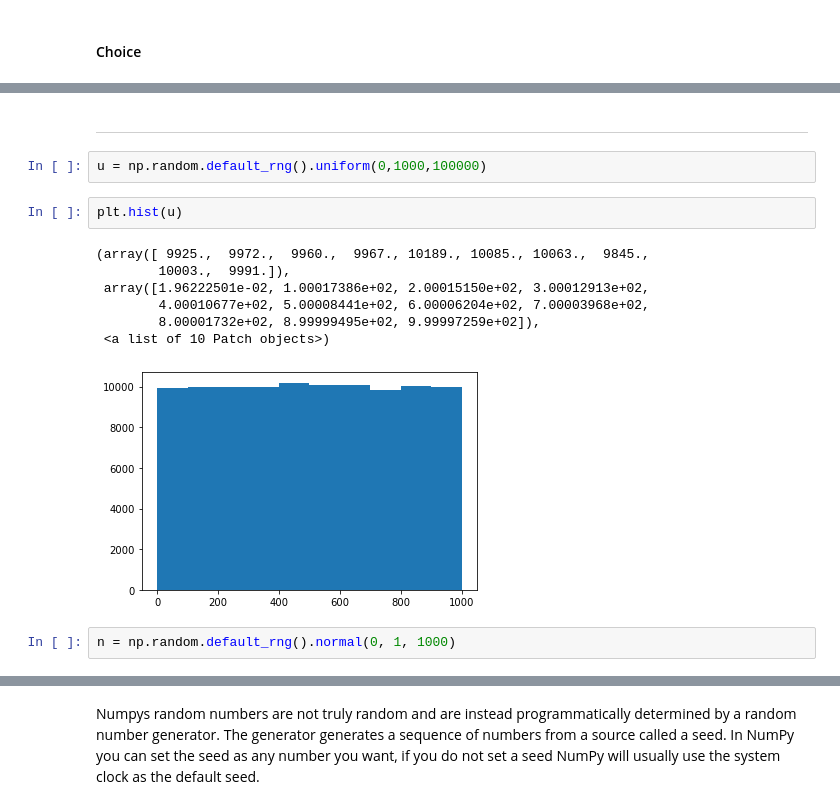
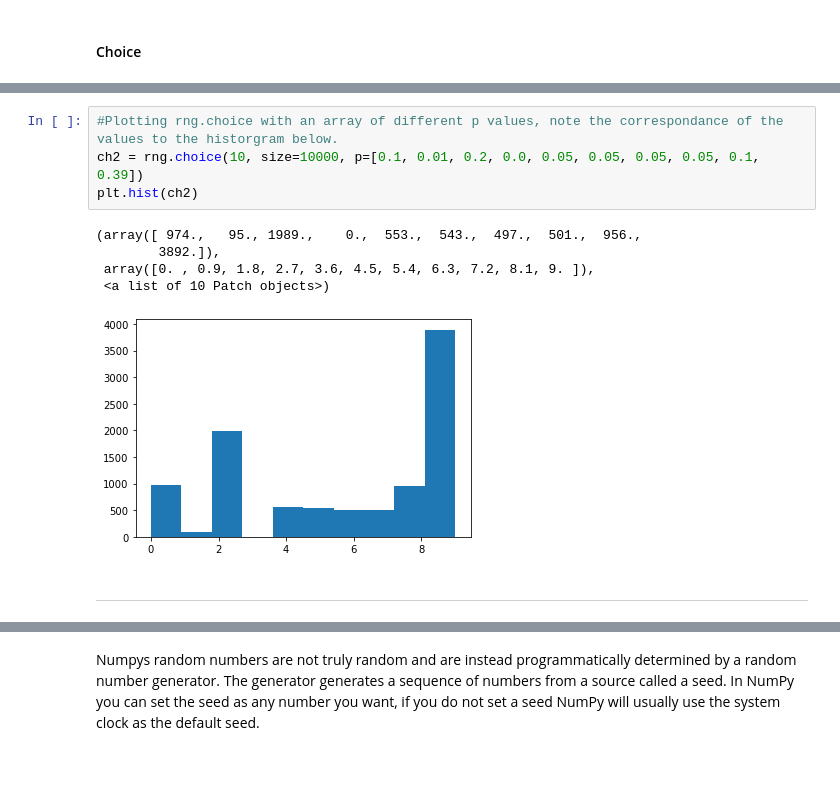
Before and after one commit to ocoleman/numpy-random, a Jupyter notebook: numpy-random.ipynb, the cells around one changed output, grey strips where cells are left out. Cells and saved outputs as stored; diff of their text form; blank space fills up the shorter version.

```diff
--- a/numpy-random.ipynb
+++ b/numpy-random.ipynb
@@ -50,16 +75,12 @@ array([0.60858796, 0.72234532, 0.58641669, 0.87342774, 0.8805622 ,
+# %%
+#Plotting rng.choice with an array of different p values, note the correspondance of the values to the historgram below.
+ch2 = rng.choice(10, size=10000, p=[0.1, 0.01, 0.2, 0.0, 0.05, 0.05, 0.05, 0.05, 0.1, 0.39])
+plt.hist(ch2)
+# %% [output]
+(array([ 974.,   95., 1989.,    0.,  553.,  543.,  497.,  501.,  956.,
+        3892.]),
+ array([0. , 0.9, 1.8, 2.7, 3.6, 4.5, 5.4, 6.3, 7.2, 8.1, 9. ]),
+ <a list of 10 Patch objects>)
+[figure, added]
 # %% [markdown]
 ***
-# %%
-u = np.random.default_rng().uniform(0,1000,100000)
-# %%
-plt.hist(u)
-# %% [output]
-(array([ 9925.,  9972.,  9960.,  9967., 10189., 10085., 10063.,  9845.,
-        10003.,  9991.]),
- array([1.96222501e-02, 1.00017386e+02, 2.00015150e+02, 3.00012913e+02,
-        4.00010677e+02, 5.00008441e+02, 6.00006204e+02, 7.00003968e+02,
-        8.00001732e+02, 8.99999495e+02, 9.99997259e+02]),
- <a list of 10 Patch objects>)
-[figure, removed]
-# %%
-n = np.random.default_rng().normal(0, 1, 1000)
```
Also changed, not shown: parts of 63 cells of this notebook.
